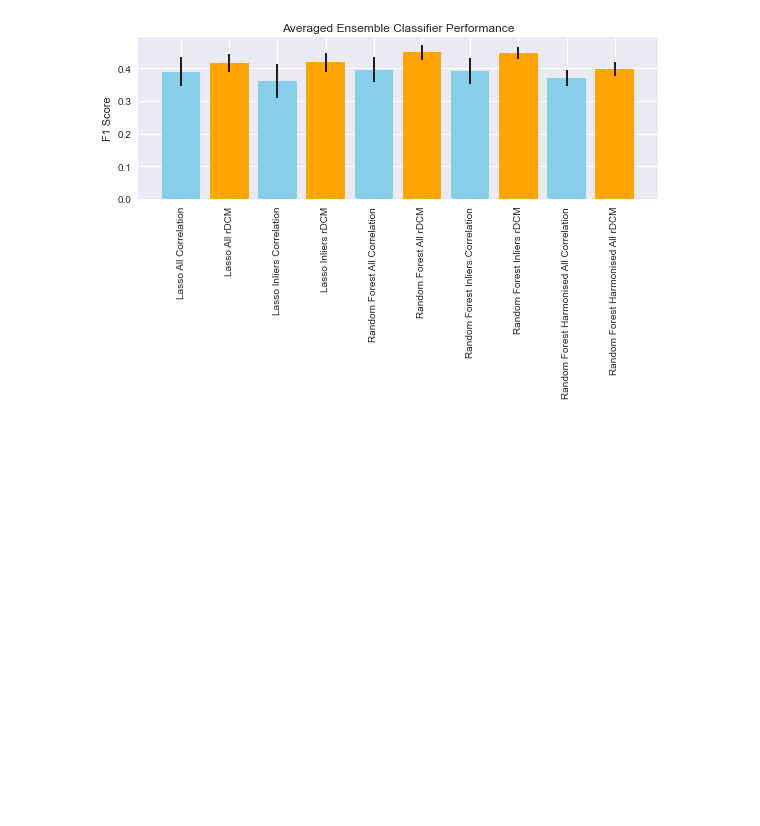
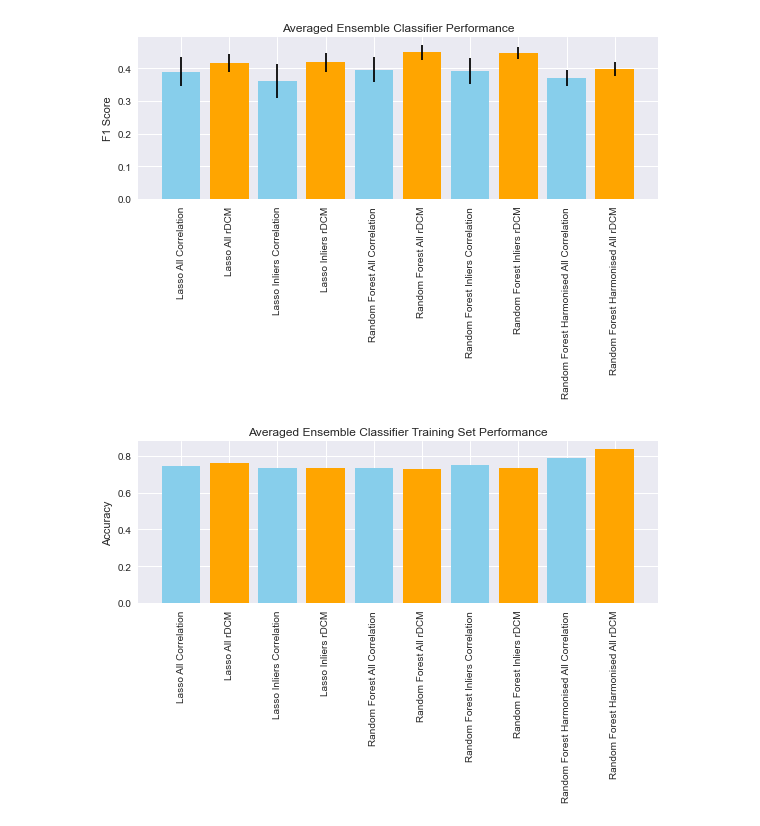
Before and after one commit to Dominic-DallOsto/translational-neuromodelling-mdd, a Jupyter notebook: Dataset Analysis/Stats_on_Classifiers.ipynb, the cells around one changed output. Saved outputs shown, nothing was run; the diff lists cells and outputs as text; code cells hidden in the pictures; blank space fills up the shorter version.

Commit message:
Training accuracy plot

```diff
--- a/Dataset Analysis/Stats_on_Classifiers.ipynb
+++ b/Dataset Analysis/Stats_on_Classifiers.ipynb
@@ -603,3 +603,43 @@ plt.savefig('classifier-f1.png')
 plt.show()
 # %% [output]
 [figure]
+# %%
+mean_all_a_lasso_test_acc = all_norm_lr["all_Amat"]["Lasso_cv Training Accuracy"]
+mean_all_corr_lasso_test_acc = all_norm_lr["all_corr"]["Lasso_cv Training Accuracy"]
+mean_all_a_rf_test = all_norm_rf["all_Amat"]["RandomForest_cv Training Accuracy"]
+mean_all_corr_rf_test = all_norm_rf["all_corr"]["RandomForest_cv Training Accuracy"]
+mean_all_a_harm_rf = all_norm_harm_rf["all_Amat"]["RandomForest_cv Training Accuracy"]
+mean_all_corr_harm_rf = all_norm_harm_rf["all_corr"]["RandomForest_cv Training Accuracy"]
+mean_inliers_a_rf = inliers_norm_lr_rf["inliers_Amat"]["RandomForest_cv Training Accuracy"]
+mean_inliers_corr_rf = inliers_norm_lr_rf["inliers_corr"]["RandomForest_cv Training Accuracy"]
+mean_inliers_a_lr = inliers_norm_lr_rf["inliers_Amat"]["Lasso_cv Training Accuracy"]
+mean_inliers_corr_lr = inliers_norm_lr_rf["inliers_corr"]["Lasso_cv Training Accuracy"]
+# %%
+plt.style.use('seaborn')
+
+plt.bar(1,mean_all_corr_lasso_test_acc, color='skyblue')
+plt.bar(2,mean_all_a_lasso_test_acc, color='orange')
+
+plt.bar(3,mean_inliers_corr_lr, color='skyblue')
+plt.bar(4,mean_inliers_a_lr, color='orange')
+
+plt.bar(5,mean_all_corr_rf_test, color='skyblue')
+plt.bar(6,mean_all_a_rf_test, color='orange')
+
+plt.bar(7,mean_inliers_corr_rf, color='skyblue')
+plt.bar(8,mean_inliers_a_rf, color='orange')
+
+plt.bar(9,mean_all_corr_harm_rf, color='skyblue')
+plt.bar(10,mean_all_a_harm_rf, color='orange')
+
+plt.xticks(np.arange(1,11))
+ax = plt.gca()
+ax.set_xticklabels(['Lasso All Correlation','Lasso All rDCM','Lasso Inliers Correlation','Lasso Inliers rDCM','Random Forest All Correlation', \
+'Random Forest All rDCM','Random Forest Inliers Correlation','Random Forest Inliers rDCM','Random Forest Harmonised All Correlation','Random Forest Harmonised All rDCM'],rotation=90)
+plt.ylabel('Accuracy')
+plt.title('Averaged Ensemble Classifier Training Set Performance')
+plt.tight_layout()
+plt.savefig('classifier-training-accuracy.png')
+plt.show()
+# %% [output]
+[figure, added]
```
Also changed, not shown: 1 other file.
